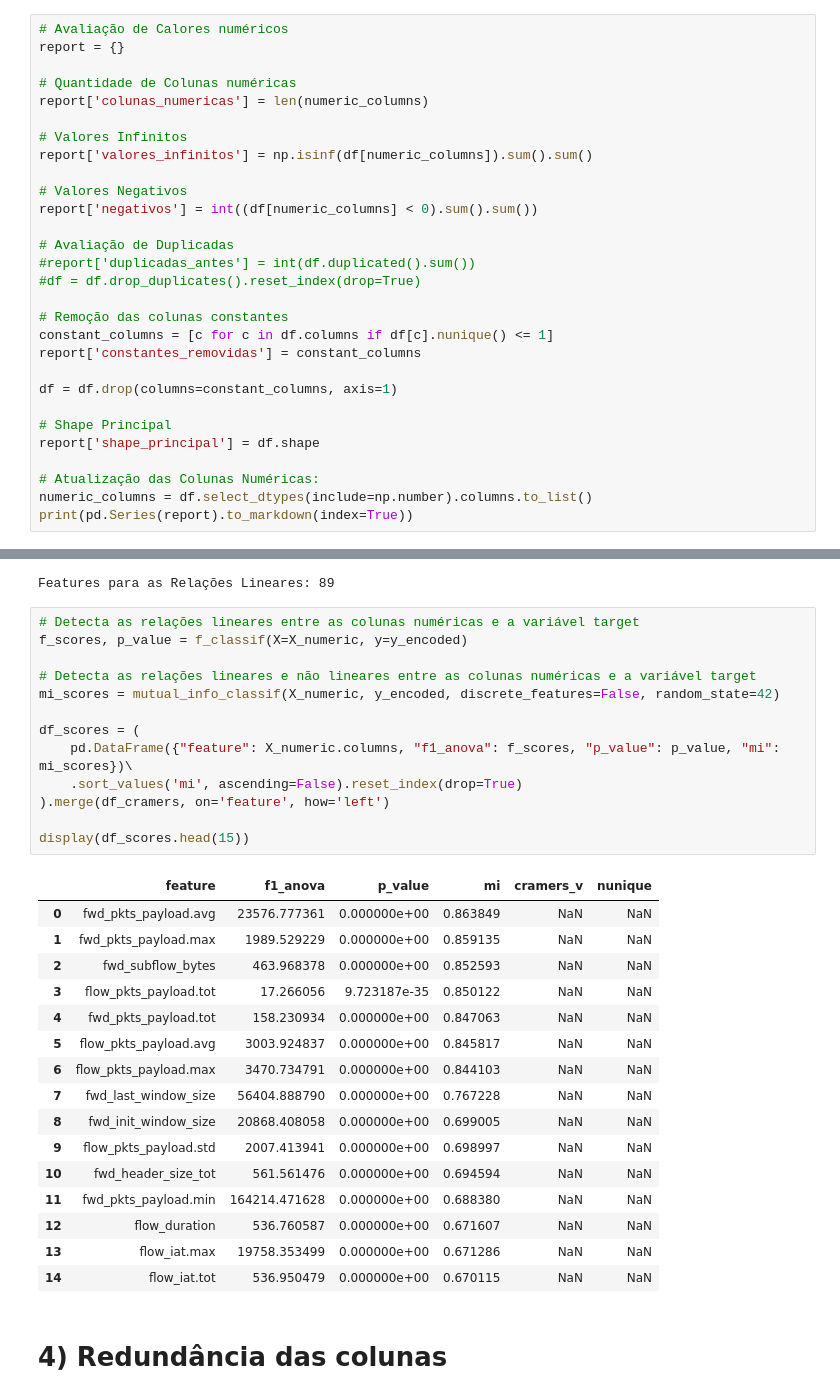
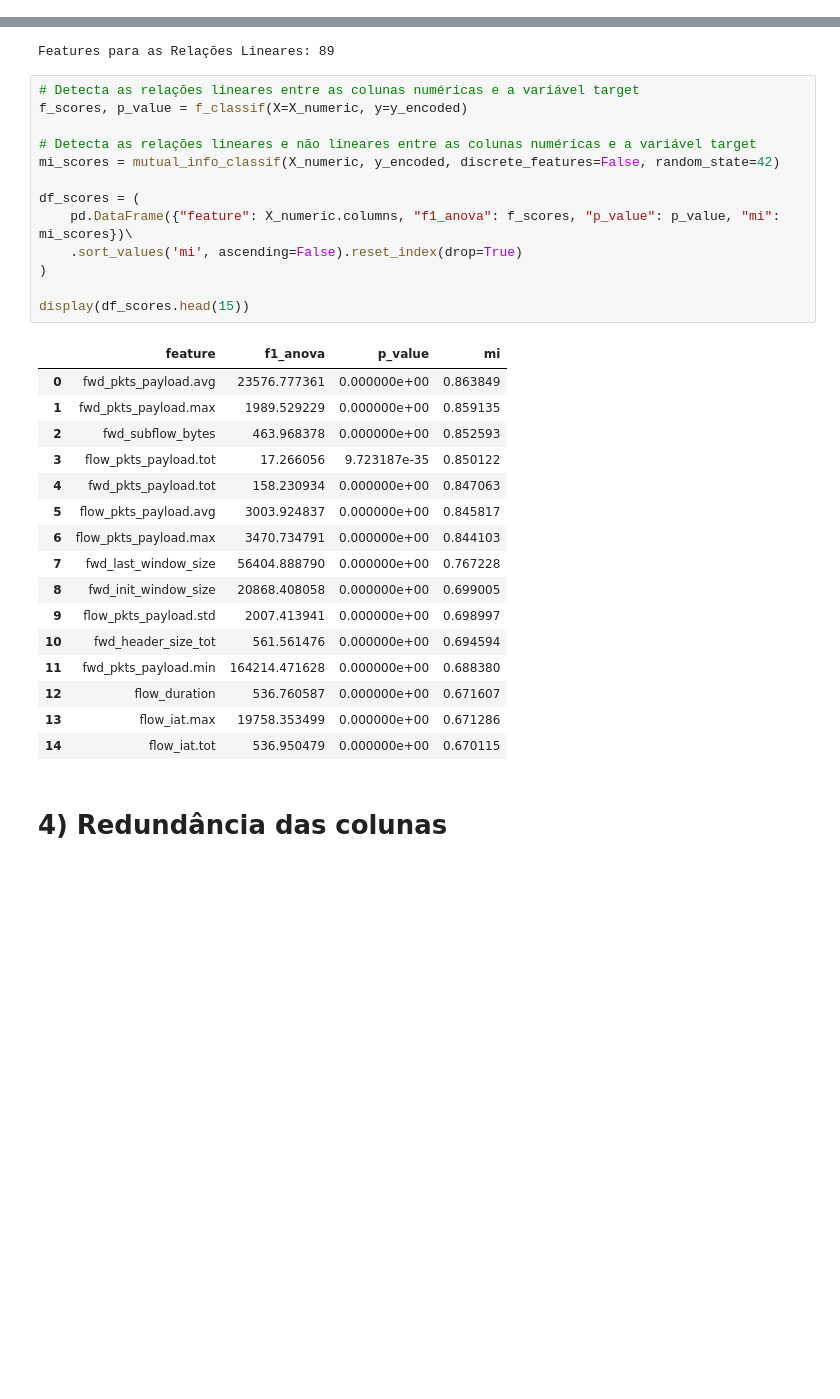
Before and after one commit to MBA-Data-Science-Unifor/IoT-Guard, a Jupyter notebook: artifacts/notebooks/01_EDA_v1.ipynb, the cells around one changed output, grey strips where cells are left out. Drawn from its saved outputs; the diff is of its cells as text; blank space fills up the shorter version.

```diff
--- a/artifacts/notebooks/01_EDA_v1.ipynb
+++ b/artifacts/notebooks/01_EDA_v1.ipynb
@@ -259,29 +307,0 @@ dtype: int64
-# %%
-# Avaliação de Calores numéricos
-report = {}
-
-# Quantidade de Colunas numéricas
-report['colunas_numericas'] = len(numeric_columns)
-
-# Valores Infinitos
-report['valores_infinitos'] = np.isinf(df[numeric_columns]).sum().sum()
-
-# Valores Negativos
-report['negativos'] = int((df[numeric_columns] < 0).sum().sum())
-
-# Avaliação de Duplicadas
-#report['duplicadas_antes'] = int(df.duplicated().sum())
-#df = df.drop_duplicates().reset_index(drop=True)
-
-# Remoção das colunas constantes
-constant_columns = [c for c in df.columns if df[c].nunique() <= 1]
-report['constantes_removidas'] = constant_columns
-
-df = df.drop(columns=constant_columns, axis=1)
-
-# Shape Principal
-report['shape_principal'] = df.shape
-
-# Atualização das Colunas Numéricas:
-numeric_columns = df.select_dtypes(include=np.number).columns.to_list()
-print(pd.Series(report).to_markdown(index=True))
@@ -592,33 +602,33 @@ Features para as Relações Lineares: 89
 # %%
 # Detecta as relações lineares entre as colunas numéricas e a variável target
 f_scores, p_value = f_classif(X=X_numeric, y=y_encoded)
 
 # Detecta as relações lineares e não lineares entre as colunas numéricas e a variável target
 mi_scores = mutual_info_classif(X_numeric, y_encoded, discrete_features=False, random_state=42)
 
 df_scores = (
     pd.DataFrame({"feature": X_numeric.columns, "f1_anova": f_scores, "p_value": p_value, "mi":  mi_scores})\
     .sort_values('mi', ascending=False).reset_index(drop=True)
-).merge(df_cramers, on='feature', how='left')
+)
 
 display(df_scores.head(15))
 # %% [output]
-|  | feature | f1_anova | p_value | mi | cramers_v | nunique |
-| 0 | fwd_pkts_payload.avg | 23576.777361 | 0.000000e+00 | 0.863849 | NaN | NaN |
-| 1 | fwd_pkts_payload.max | 1989.529229 | 0.000000e+00 | 0.859135 | NaN | NaN |
-| 2 | fwd_subflow_bytes | 463.968378 | 0.000000e+00 | 0.852593 | NaN | NaN |
-| 3 | flow_pkts_payload.tot | 17.266056 | 9.723187e-35 | 0.850122 | NaN | NaN |
-| 4 | fwd_pkts_payload.tot | 158.230934 | 0.000000e+00 | 0.847063 | NaN | NaN |
-| 5 | flow_pkts_payload.avg | 3003.924837 | 0.000000e+00 | 0.845817 | NaN | NaN |
-| 6 | flow_pkts_payload.max | 3470.734791 | 0.000000e+00 | 0.844103 | NaN | NaN |
-| 7 | fwd_last_window_size | 56404.888790 | 0.000000e+00 | 0.767228 | NaN | NaN |
-| 8 | fwd_init_window_size | 20868.408058 | 0.000000e+00 | 0.699005 | NaN | NaN |
-| 9 | flow_pkts_payload.std | 2007.413941 | 0.000000e+00 | 0.698997 | NaN | NaN |
-| 10 | fwd_header_size_tot | 561.561476 | 0.000000e+00 | 0.694594 | NaN | NaN |
-| 11 | fwd_pkts_payload.min | 164214.471628 | 0.000000e+00 | 0.688380 | NaN | NaN |
-| 12 | flow_duration | 536.760587 | 0.000000e+00 | 0.671607 | NaN | NaN |
-| 13 | flow_iat.max | 19758.353499 | 0.000000e+00 | 0.671286 | NaN | NaN |
-| 14 | flow_iat.tot | 536.950479 | 0.000000e+00 | 0.670115 | NaN | NaN |
+|  | feature | f1_anova | p_value | mi |
+| 0 | fwd_pkts_payload.avg | 23576.777361 | 0.000000e+00 | 0.863849 |
+| 1 | fwd_pkts_payload.max | 1989.529229 | 0.000000e+00 | 0.859135 |
+| 2 | fwd_subflow_bytes | 463.968378 | 0.000000e+00 | 0.852593 |
+| 3 | flow_pkts_payload.tot | 17.266056 | 9.723187e-35 | 0.850122 |
+| 4 | fwd_pkts_payload.tot | 158.230934 | 0.000000e+00 | 0.847063 |
+| 5 | flow_pkts_payload.avg | 3003.924837 | 0.000000e+00 | 0.845817 |
+| 6 | flow_pkts_payload.max | 3470.734791 | 0.000000e+00 | 0.844103 |
+| 7 | fwd_last_window_size | 56404.888790 | 0.000000e+00 | 0.767228 |
+| 8 | fwd_init_window_size | 20868.408058 | 0.000000e+00 | 0.699005 |
+| 9 | flow_pkts_payload.std | 2007.413941 | 0.000000e+00 | 0.698997 |
+| 10 | fwd_header_size_tot | 561.561476 | 0.000000e+00 | 0.694594 |
+| 11 | fwd_pkts_payload.min | 164214.471628 | 0.000000e+00 | 0.688380 |
+| 12 | flow_duration | 536.760587 | 0.000000e+00 | 0.671607 |
+| 13 | flow_iat.max | 19758.353499 | 0.000000e+00 | 0.671286 |
+| 14 | flow_iat.tot | 536.950479 | 0.000000e+00 | 0.670115 |
 # %% [markdown]
 # 4) Redundância das colunas
 # %% [markdown]
```
Also changed, not shown: parts of 13 cells of this notebook, 1 other file.
